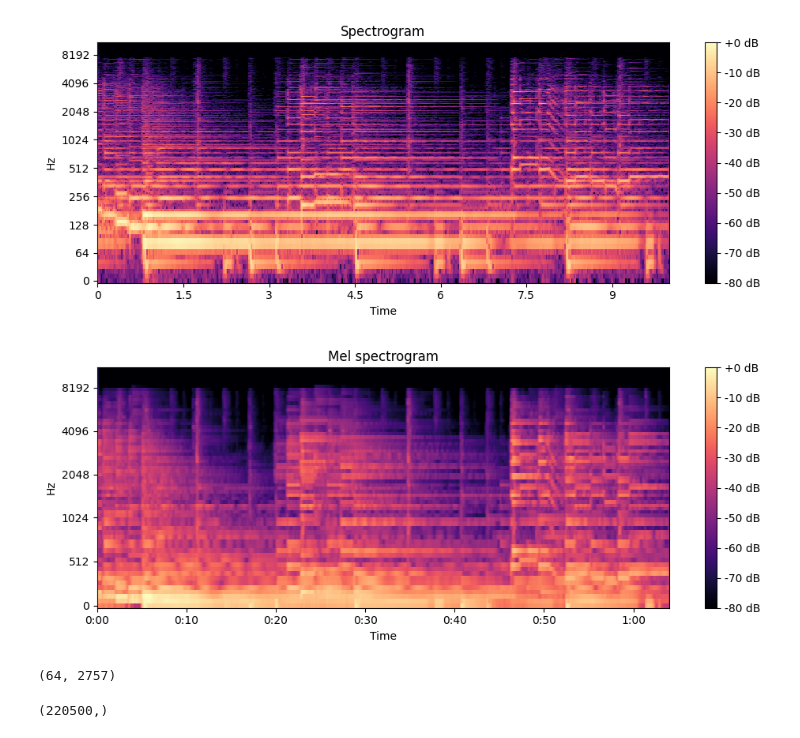
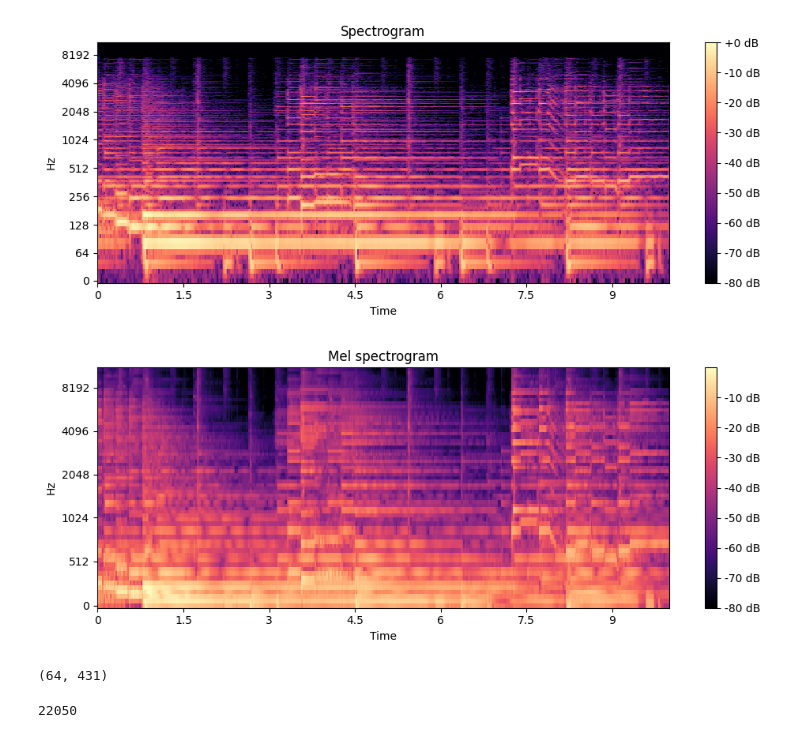
Before and after one commit to Tianchong-Jiang/Audio2Image, a Jupyter notebook: audio2image/test_logspec.ipynb, the cells around one changed output. Saved outputs shown, nothing was run; the diff lists cells and outputs as text; code cells hidden in the pictures.

```diff
--- a/audio2image/test_logspec.ipynb
+++ b/audio2image/test_logspec.ipynb
@@ -23,28 +23,28 @@ plt.show()
 # %%
 # Load the .wav file
 filename = 'test.wav'  # replace with your .wav file
 y, sr = librosa.load(filename)
 
 # Compute a Mel-scaled spectrogram
-mel_spectrogram = librosa.feature.melspectrogram(y=y, sr=sr, n_mels=64, hop_length = 80)
+mel_spectrogram = librosa.feature.melspectrogram(y=y, sr=44100, n_mels=64, hop_length=512, win_length=1024, fmin=50, fmax=14000)
 
 # Convert to log scale (dB). We'll use the peak power as reference.
 log_mel_spectrogram = librosa.power_to_db(mel_spectrogram, ref=np.max)
 
 # Display the Mel spectrogram
 plt.figure(figsize=(10, 4))
 librosa.display.specshow(log_mel_spectrogram, sr=sr, x_axis='time', y_axis='mel')
 plt.colorbar(format='%+2.0f dB')
 plt.title('Mel spectrogram')
 plt.tight_layout()
 plt.show()
 # %% [output]
-[figure, old version]
+[figure, new version]
 # %%
 log_mel_spectrogram.shape
 # %% [output]
-(64, 2757)
+(64, 431)
-# %%
-y.shape
-# %% [output]
-(220500,)
+# %%
+sr
+# %% [output]
+22050
```
Also changed, not shown: 2 other files.
